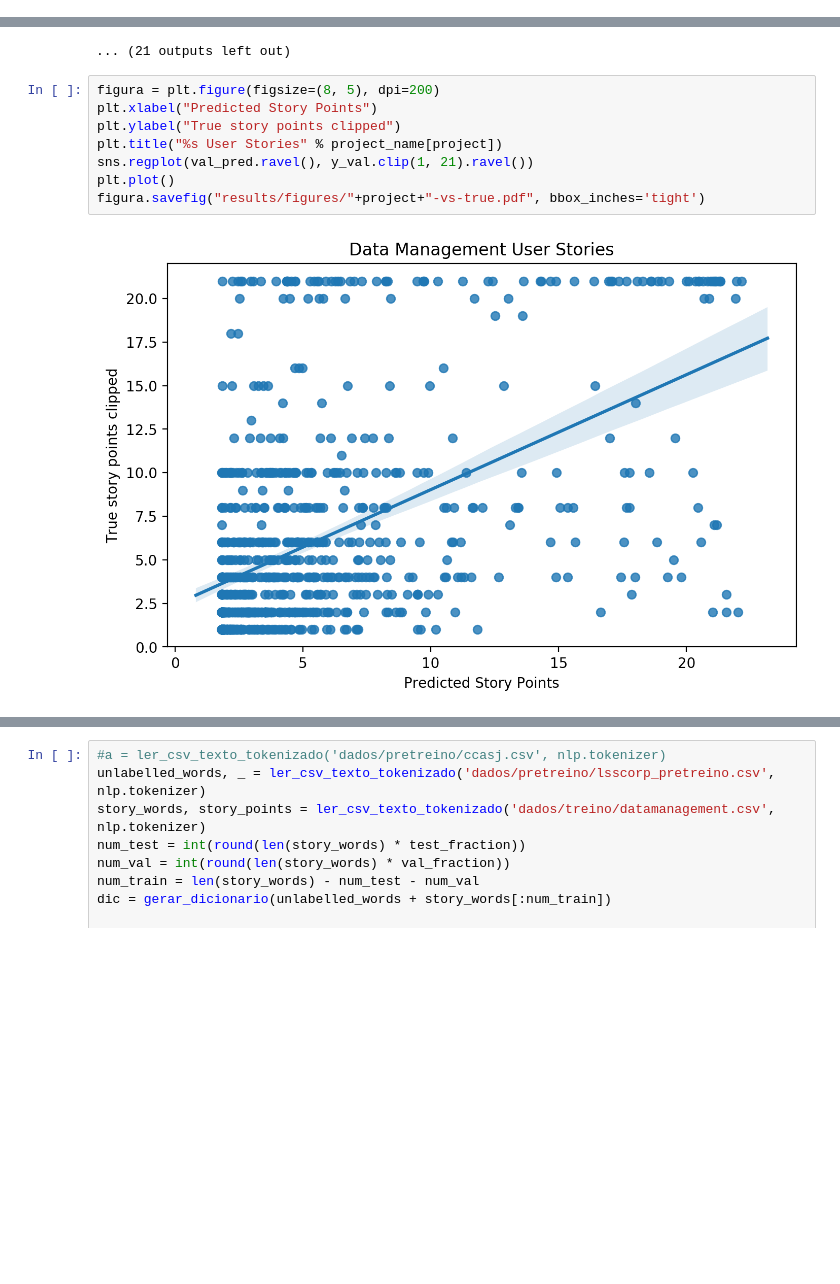
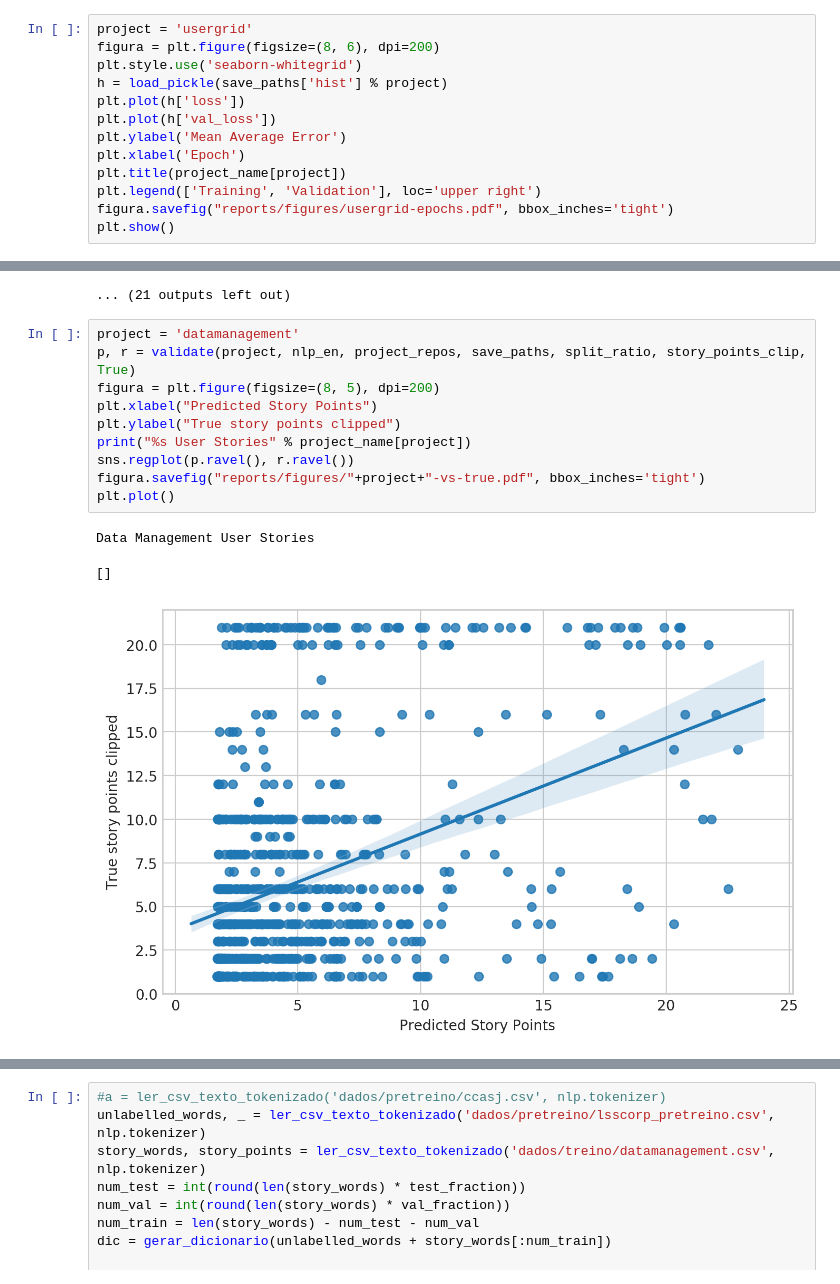
Before and after one commit to Gabrui/estimar-pontos-estoria, a Jupyter notebook: Estimativas de Pontos de Estória por Aprendizado Profundo.ipynb, the cells around one changed output, grey strips where cells are left out. Cells and saved outputs as stored; diff of their text form; blank space fills up the shorter version.

Commit message:
Figuras adicionais

```diff
--- a/Estimativas de Pontos de Estória por Aprendizado Profundo.ipynb
+++ b/Estimativas de Pontos de Estória por Aprendizado Profundo.ipynb
@@ -478,3 +582,16 @@ rerodar
  'mulestudio',
  'springxd',
  'talendesb']
+# %%
+project = 'usergrid'
+figura = plt.figure(figsize=(8, 6), dpi=200)
+plt.style.use('seaborn-whitegrid')
+h = load_pickle(save_paths['hist'] % project)
+plt.plot(h['loss'])
+plt.plot(h['val_loss'])
+plt.ylabel('Mean Average Error')
+plt.xlabel('Epoch')
+plt.title(project_name[project])
+plt.legend(['Training', 'Validation'], loc='upper right')
+figura.savefig("reports/figures/usergrid-epochs.pdf", bbox_inches='tight')
+plt.show()
@@ -508,12 +627,16 @@ duracloud
 [figure]
 ... (21 outputs left out)
 # %%
+project = 'datamanagement'
+p, r = validate(project, nlp_en, project_repos, save_paths, split_ratio, story_points_clip, True)
 figura = plt.figure(figsize=(8, 5), dpi=200)
 plt.xlabel("Predicted Story Points")
 plt.ylabel("True story points clipped")
-plt.title("%s User Stories" % project_name[project])
-sns.regplot(val_pred.ravel(), y_val.clip(1, 21).ravel())
+print("%s User Stories" % project_name[project])
+sns.regplot(p.ravel(), r.ravel())
+figura.savefig("reports/figures/"+project+"-vs-true.pdf", bbox_inches='tight')
 plt.plot()
-figura.savefig("results/figures/"+project+"-vs-true.pdf", bbox_inches='tight')
 # %% [output]
+Data Management User Stories
+[]
-[figure, old version]
+[figure, new version]
```
Also changed, not shown: parts of 27 cells of this notebook, 4 other files.
